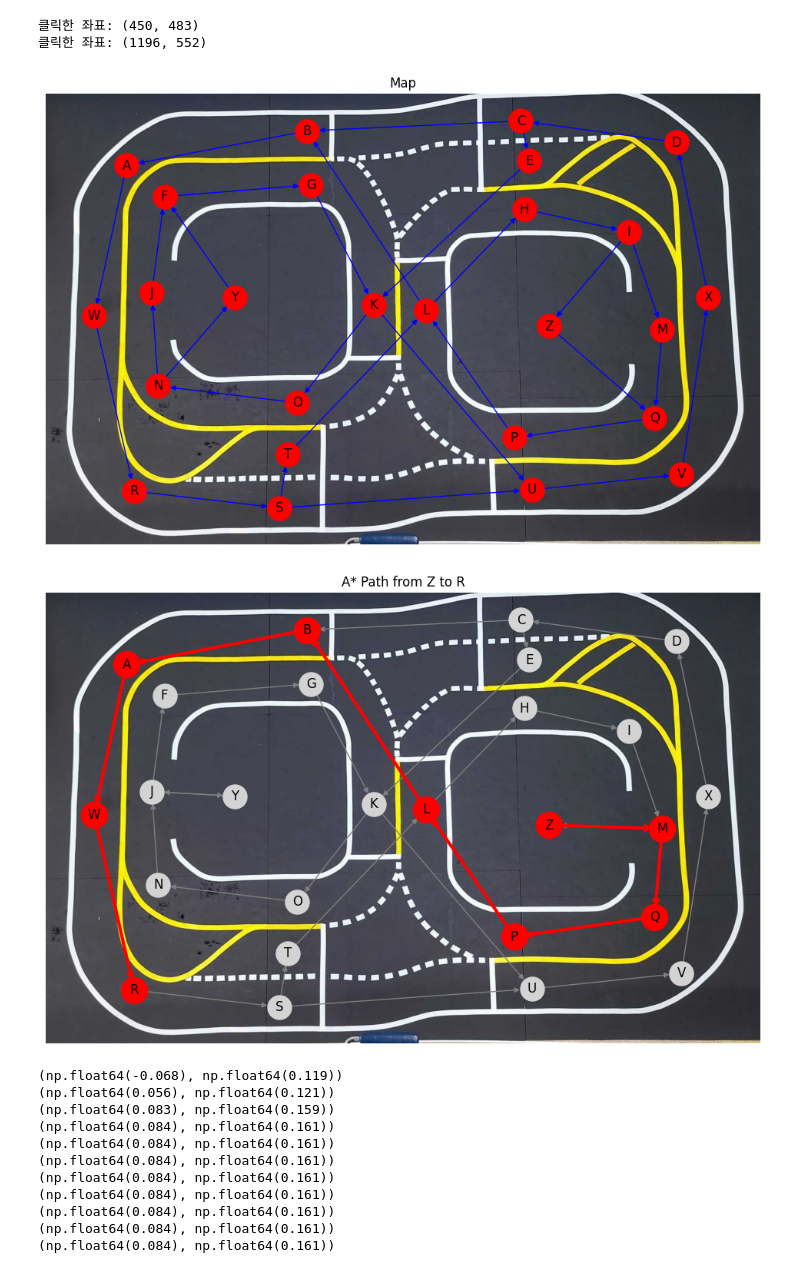
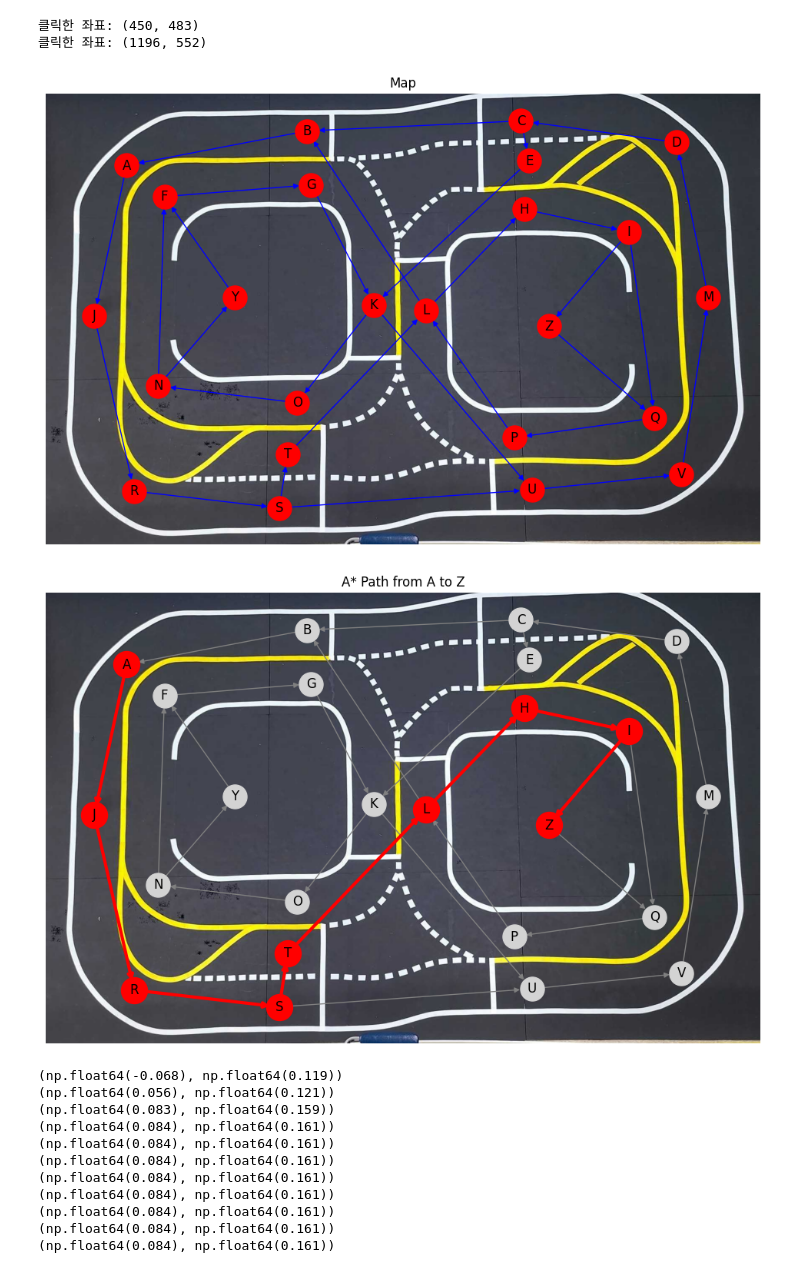
Before and after one commit to addinedu-ros-8th/ros-repo-5, a Jupyter notebook: admin/src/controll_server_package/controll_server_pkg/controll_server_pkg/test.ipynb, the cells around one changed output. Cells and saved outputs as stored; diff of their text form; code cells hidden in the pictures.

```diff
--- a/admin/src/controll_server_package/controll_server_pkg/controll_server_pkg/test.ipynb
+++ b/admin/src/controll_server_package/controll_server_pkg/controll_server_pkg/test.ipynb
@@ -30,20 +30,20 @@ img = cv2.cvtColor(img, cv2.COLOR_BGR2RGB)
 # 2. 그래프 정의
 G = nx.DiGraph()
 G.add_edges_from([
-    ('A', 'W'), ('W', 'R'), ('B', 'A'), ('C', 'B'), ('C', 'E'), ('E', 'K'), ('D', 'C'),
-    ('F', 'G'), ('G', 'K'), ('H', 'I'), ('I', 'M'),
-    ('N', 'Y'), ('Y', 'F'),('J', 'F'), ('K', 'U'), ('K', 'O'), ('L', 'B'), ('L', 'H'), ('I', 'Z'), ('Z', 'Q'), ('M', 'Q'), ('Q', 'P'),
-    ('N', 'J'), ('O', 'N'), ('P', 'L'), ('P', 'L'),
-    ('R', 'S'), ('S', 'T'), ('S', 'U'), ('T', 'L'), ('U', 'V'), ('V', 'X'), ('X', 'D')
+    ('A', 'J'), ('J', 'R'), ('B', 'A'), ('C', 'B'), ('C', 'E'), ('E', 'K'), ('D', 'C'),
+    ('F', 'G'), ('G', 'K'), ('H', 'I'), ('I', 'Q'),
+    ('N', 'Y'), ('Y', 'F'),('N', 'F'), ('K', 'U'), ('K', 'O'), ('L', 'B'), ('L', 'H'), ('I', 'Z'), ('Z', 'Q'), ('Q', 'P'),
+    ('O', 'N'), ('P', 'L'), ('P', 'L'),
+    ('R', 'S'), ('S', 'T'), ('S', 'U'), ('T', 'L'), ('U', 'V'), ('V', 'M'), ('M', 'D')
 ])
 
 # 3. 노드 위치 설정 (두 번째 이미지 기준 좌표)
 positions = {
-    "A": (192, 170), "B": (621, 88), "C": (1130, 64), "D": (1500, 115), "E": (1150, 159), "W": (115, 528),
+    "A": (192, 170), "B": (621, 88), "C": (1130, 64), "D": (1500, 115), "E": (1150, 159), "J": (115, 528),
     "F": (282, 244), "G": (631, 216), "H": (1138, 274), "I": (1387, 328),
-    "J": (252, 472), "K": (780, 502), "L": (904, 515), "M": (1466, 560), "Y": (450, 483), "Z": (1196, 552),
+    "K": (780, 502), "L": (904, 515), "M": (1466, 560), "Y": (450, 483), "Z": (1196, 552),
     "N": (267, 694), "O": (598, 734), "P": (1114, 817), "Q": (1448, 770),
-    "R": (210, 944), "S": (555, 984), "T": (575, 857), "U": (1156, 941), "V": (1512, 904), "X": (1576, 484),
+    "R": (210, 944), "S": (555, 984), "T": (575, 857), "U": (1156, 941), "V": (1512, 904), "M": (1576, 484),
 }
 
 # 4. 이미지와 그래프 함께 표시
@@ -54,42 +54,42 @@ plt.axis('off')
 plt.title("Map")
 plt.show()
 # %% [output]
-[figure, old version]
+[figure, new version]
 # %%
 # 4. 휴리스틱 함수 (유클리디안 거리)
 def heuristic(n1, n2):
     x1, y1 = positions[n1]
     x2, y2 = positions[n2]
     return np.hypot(x2 - x1, y2 - y1)
 
 # 5. 가중치 추가 (거리 기반)
 for u, v in G.edges:
     dist = heuristic(u, v)
     G[u][v]['weight'] = dist
 
 # 6. 출발지와 목적지 설정
-start_node = "Z"
-end_node = "R"
+start_node = "A"
+end_node = "Z"
 
 # 7. A* 알고리즘으로 최단 경로 찾기
 path = nx.astar_path(G, start_node, end_node, heuristic=heuristic)
 
 # 8. 경로 시각화
 plt.figure(figsize=(12, 8))
 plt.imshow(img)
 
 # 전체 그래프 표시
 nx.draw(G, pos=positions, with_labels=True, node_color='lightgray', edge_color='gray', node_size=500, font_color='black')
 
 # 최단 경로 강조
 path_edges = list(zip(path, path[1:]))
 nx.draw_networkx_nodes(G, pos=positions, nodelist=path, node_color='red', node_size=600)
 nx.draw_networkx_edges(G, pos=positions, edgelist=path_edges, edge_color='red', width=3)
 
 plt.axis('off')
 plt.title(f"A* Path from {start_node} to {end_node}")
 plt.show()
 # %% [output]
-[figure, old version]
+[figure, new version]
 # %%
 marker_positions = {
```
Also changed, not shown: parts of 1 cell of this notebook, 3 other files.
